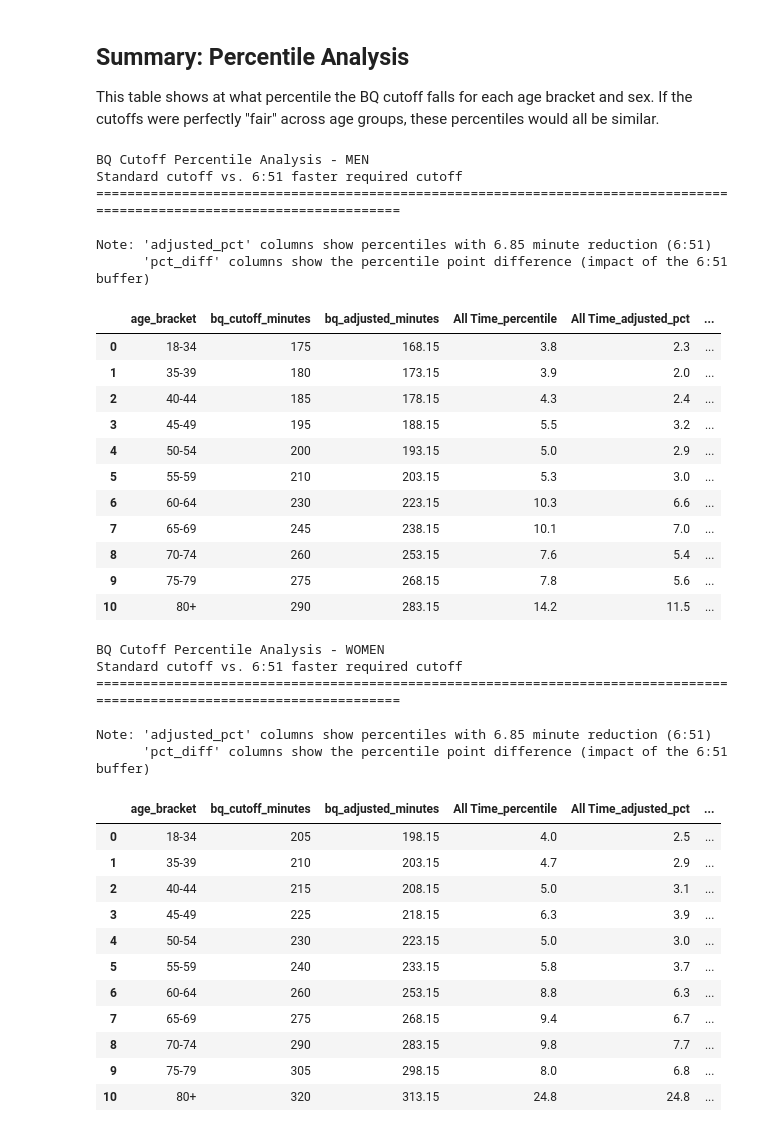
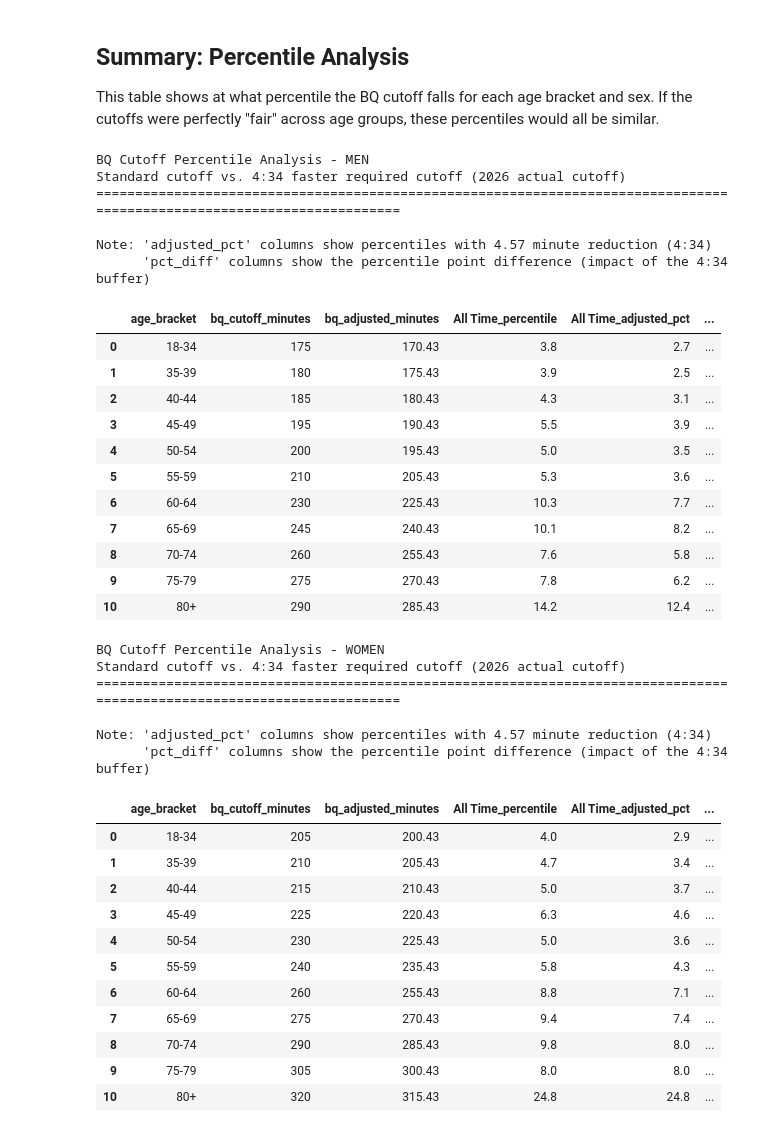
Before and after one commit to sirpthatch/analysis, a Jupyter notebook: projects/marathon_results/notebooks/research_bq_cutoffs.ipynb, the cells around one changed output. Drawn from its saved outputs; the diff is of its cells as text; code cells hidden in the pictures.

```diff
--- a/projects/marathon_results/notebooks/research_bq_cutoffs.ipynb
+++ b/projects/marathon_results/notebooks/research_bq_cutoffs.ipynb
@@ -236,9 +236,9 @@ plt.show()
 This table shows at what percentile the BQ cutoff falls for each age bracket and sex. If the cutoffs were perfectly "fair" across age groups, these percentiles would all be similar.
 # %%
 # Calculate percentiles for all brackets, sexes, and time periods
-# Including adjusted cutoff with 6:51 reduction
+# Including adjusted cutoff with 4:34 reduction
 summary_data = []
-CUTOFF_REDUCTION = 6 + 51/60  # 6 minutes 51 seconds = 6.85 minutes
+CUTOFF_REDUCTION = 4 + 34/60  # 4 minutes 34 seconds = 4.567 minutes
 
 for bracket in age_brackets:
     for sex, sex_label in [('M', 'Men'), ('F', 'Women')]:
@@ -260,7 +260,7 @@ for bracket in age_brackets:
                 percentile = (bracket_data <= bq_cutoff).sum() / len(bracket_data) * 100
                 row[f'{period_name}_percentile'] = round(percentile, 1)
 
-                # Adjusted BQ cutoff percentile (with 6:51 reduction)
+                # Adjusted BQ cutoff percentile (with 4:34 reduction)
                 percentile_adjusted = (bracket_data <= bq_cutoff_adjusted).sum() / len(bracket_data) * 100
                 row[f'{period_name}_adjusted_pct'] = round(percentile_adjusted, 1)
 
@@ -268,68 +268,68 @@ for bracket in age_brackets:
                 row[f'{period_name}_pct_diff'] = round(percentile - percentile_adjusted, 1)
 
                 row[f'{period_name}_count'] = len(bracket_data)
             else:
                 row[f'{period_name}_percentile'] = None
                 row[f'{period_name}_adjusted_pct'] = None
                 row[f'{period_name}_pct_diff'] = None
                 row[f'{period_name}_count'] = len(bracket_data)
 
         summary_data.append(row)
 
 summary_df = pd.DataFrame(summary_data)
 
 # Split into separate tables for men and women
 men_df = summary_df[summary_df['sex'] == 'Men'].drop(columns=['sex']).reset_index(drop=True)
 women_df = summary_df[summary_df['sex'] == 'Women'].drop(columns=['sex']).reset_index(drop=True)
 
 print("BQ Cutoff Percentile Analysis - MEN")
-print("Standard cutoff vs. 6:51 faster required cutoff")
+print("Standard cutoff vs. 4:34 faster required cutoff (2026 actual cutoff)")
 print("="*120)
-print(f"\nNote: 'adjusted_pct' columns show percentiles with {CUTOFF_REDUCTION:.2f} minute reduction (6:51)")
-print("      'pct_diff' columns show the percentile point difference (impact of the 6:51 buffer)")
+print(f"\nNote: 'adjusted_pct' columns show percentiles with {CUTOFF_REDUCTION:.2f} minute reduction (4:34)")
+print("      'pct_diff' columns show the percentile point difference (impact of the 4:34 buffer)")
 display(men_df)
 
 print("\n\n")
 print("BQ Cutoff Percentile Analysis - WOMEN")
-print("Standard cutoff vs. 6:51 faster required cutoff")
+print("Standard cutoff vs. 4:34 faster required cutoff (2026 actual cutoff)")
 print("="*120)
-print(f"\nNote: 'adjusted_pct' columns show percentiles with {CUTOFF_REDUCTION:.2f} minute reduction (6:51)")
-print("      'pct_diff' columns show the percentile point difference (impact of the 6:51 buffer)")
+print(f"\nNote: 'adjusted_pct' columns show percentiles with {CUTOFF_REDUCTION:.2f} minute reduction (4:34)")
+print("      'pct_diff' columns show the percentile point difference (impact of the 4:34 buffer)")
 display(women_df)
 # %% [output]
 BQ Cutoff Percentile Analysis - MEN
-Standard cutoff vs. 6:51 faster required cutoff
+Standard cutoff vs. 4:34 faster required cutoff (2026 actual cutoff)
 ========================================================================================================================
 
-Note: 'adjusted_pct' columns show percentiles with 6.85 minute reduction (6:51)
-      'pct_diff' columns show the percentile point difference (impact of the 6:51 buffer)
+Note: 'adjusted_pct' columns show percentiles with 4.57 minute reduction (4:34)
+      'pct_diff' columns show the percentile point difference (impact of the 4:34 buffer)
 |  | age_bracket | bq_cutoff_minutes | bq_adjusted_minutes | All Time_percentile | All Time_adjusted_pct | ... |
-| 0 | 18-34 | 175 | 168.15 | 3.8 | 2.3 | ... |
-| 1 | 35-39 | 180 | 173.15 | 3.9 | 2.0 | ... |
-| 2 | 40-44 | 185 | 178.15 | 4.3 | 2.4 | ... |
-| 3 | 45-49 | 195 | 188.15 | 5.5 | 3.2 | ... |
-| 4 | 50-54 | 200 | 193.15 | 5.0 | 2.9 | ... |
-| 5 | 55-59 | 210 | 203.15 | 5.3 | 3.0 | ... |
-| 6 | 60-64 | 230 | 223.15 | 10.3 | 6.6 | ... |
-| 7 | 65-69 | 245 | 238.15 | 10.1 | 7.0 | ... |
-| 8 | 70-74 | 260 | 253.15 | 7.6 | 5.4 | ... |
-| 9 | 75-79 | 275 | 268.15 | 7.8 | 5.6 | ... |
-| 10 | 80+ | 290 | 283.15 | 14.2 | 11.5 | ... |
+| 0 | 18-34 | 175 | 170.43 | 3.8 | 2.7 | ... |
+| 1 | 35-39 | 180 | 175.43 | 3.9 | 2.5 | ... |
+| 2 | 40-44 | 185 | 180.43 | 4.3 | 3.1 | ... |
+| 3 | 45-49 | 195 | 190.43 | 5.5 | 3.9 | ... |
+| 4 | 50-54 | 200 | 195.43 | 5.0 | 3.5 | ... |
+| 5 | 55-59 | 210 | 205.43 | 5.3 | 3.6 | ... |
+| 6 | 60-64 | 230 | 225.43 | 10.3 | 7.7 | ... |
+| 7 | 65-69 | 245 | 240.43 | 10.1 | 8.2 | ... |
+| 8 | 70-74 | 260 | 255.43 | 7.6 | 5.8 | ... |
+| 9 | 75-79 | 275 | 270.43 | 7.8 | 6.2 | ... |
+| 10 | 80+ | 290 | 285.43 | 14.2 | 12.4 | ... |
 BQ Cutoff Percentile Analysis - WOMEN
-Standard cutoff vs. 6:51 faster required cutoff
+Standard cutoff vs. 4:34 faster required cutoff (2026 actual cutoff)
 ========================================================================================================================
 
-Note: 'adjusted_pct' columns show percentiles with 6.85 minute reduction (6:51)
-      'pct_diff' columns show the percentile point difference (impact of the 6:51 buffer)
+Note: 'adjusted_pct' columns show percentiles with 4.57 minute reduction (4:34)
+      'pct_diff' columns show the percentile point difference (impact of the 4:34 buffer)
 |  | age_bracket | bq_cutoff_minutes | bq_adjusted_minutes | All Time_percentile | All Time_adjusted_pct | ... |
-| 0 | 18-34 | 205 | 198.15 | 4.0 | 2.5 | ... |
-| 1 | 35-39 | 210 | 203.15 | 4.7 | 2.9 | ... |
-| 2 | 40-44 | 215 | 208.15 | 5.0 | 3.1 | ... |
-| 3 | 45-49 | 225 | 218.15 | 6.3 | 3.9 | ... |
-| 4 | 50-54 | 230 | 223.15 | 5.0 | 3.0 | ... |
-| 5 | 55-59 | 240 | 233.15 | 5.8 | 3.7 | ... |
-| 6 | 60-64 | 260 | 253.15 | 8.8 | 6.3 | ... |
-| 7 | 65-69 | 275 | 268.15 | 9.4 | 6.7 | ... |
-| 8 | 70-74 | 290 | 283.15 | 9.8 | 7.7 | ... |
-| 9 | 75-79 | 305 | 298.15 | 8.0 | 6.8 | ... |
-| 10 | 80+ | 320 | 313.15 | 24.8 | 24.8 | ... |
+| 0 | 18-34 | 205 | 200.43 | 4.0 | 2.9 | ... |
+| 1 | 35-39 | 210 | 205.43 | 4.7 | 3.4 | ... |
+| 2 | 40-44 | 215 | 210.43 | 5.0 | 3.7 | ... |
+| 3 | 45-49 | 225 | 220.43 | 6.3 | 4.6 | ... |
+| 4 | 50-54 | 230 | 225.43 | 5.0 | 3.6 | ... |
+| 5 | 55-59 | 240 | 235.43 | 5.8 | 4.3 | ... |
+| 6 | 60-64 | 260 | 255.43 | 8.8 | 7.1 | ... |
+| 7 | 65-69 | 275 | 270.43 | 9.4 | 7.4 | ... |
+| 8 | 70-74 | 290 | 285.43 | 9.8 | 8.0 | ... |
+| 9 | 75-79 | 305 | 300.43 | 8.0 | 8.0 | ... |
+| 10 | 80+ | 320 | 315.43 | 24.8 | 24.8 | ... |
```
Also changed, not shown: parts of 4 cells of this notebook, 38 other files.
